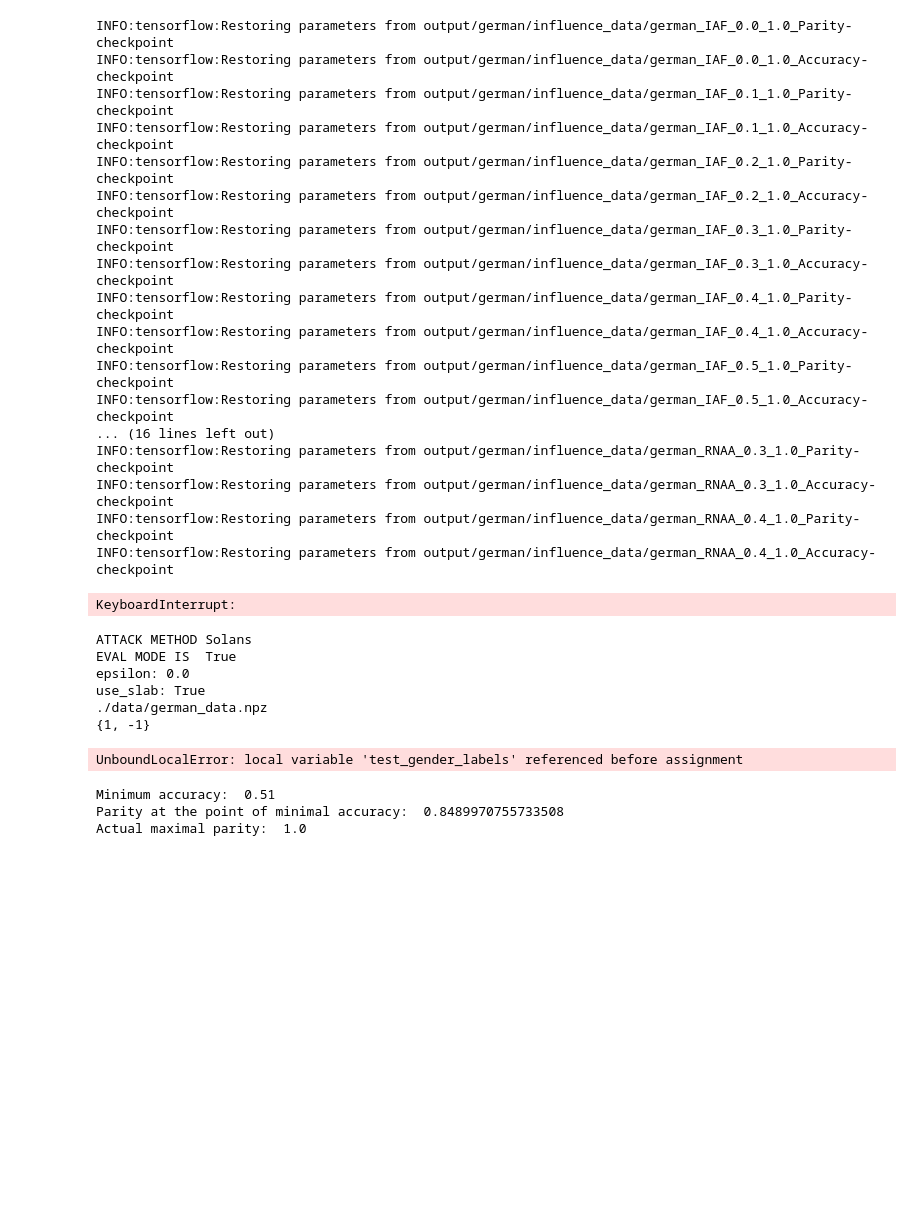
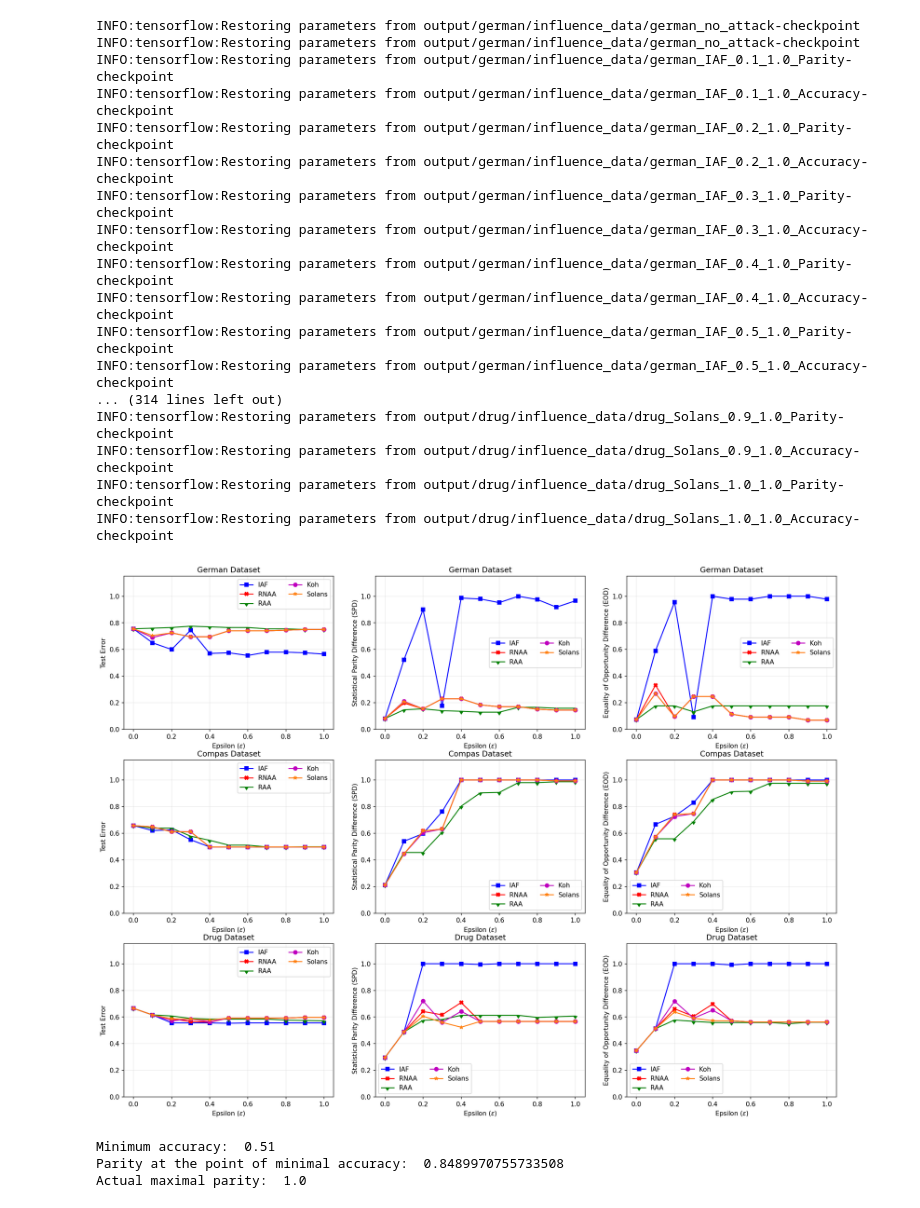
Before and after one commit to imandrealombardo/FACT-AI, a Jupyter notebook: Fairness_attack/Results_notebook.ipynb, the cells around one changed output. Saved outputs shown, nothing was run; the diff lists cells and outputs as text; code cells hidden in the pictures; blank space fills up the shorter version.

Commit message:
Plotted figure 2 in the notebook

```diff
--- a/Fairness_attack/Results_notebook.ipynb
+++ b/Fairness_attack/Results_notebook.ipynb
@@ -21,23 +18,25 @@ results_accuracy = {}
 
 datasets = ["german", "compas", "drug"]
 attacks  = ["IAF", "RNAA", "RAA", "Koh", "Solans"]
+epsilon = [0.0, 0.1, 0.2, 0.3, 0.4, 0.5, 0.6, 0.7, 0.8, 0.9, 1.0]
 
 for dataset in datasets:
 
     # Each dictionary contains the datasets as keys. The value of these keys is another dictionary,
     # where they keys are the different attacks. They will store the values of the different metrics
-    results_parity[dataset] = dict.fromkeys(attacks, {})
-    results_accuracy[dataset] = dict.fromkeys(attacks, {})
+    results_parity[dataset]   = {attack: {} for attack in attacks}
+    results_accuracy[dataset] = {attack: {} for attack in attacks}
 
     for attack in attacks:
-        for eps in [0.0, 0.1, 0.2, 0.3, 0.4, 0.5, 0.6, 0.7, 0.8, 0.9, 1.0]:
+
+        for eps in epsilon:
 
             # Retrieve results
-            log_parity = run_attack(total_grad_iter = 10000, dataset = dataset, use_slab = True, epsilon = eps, lamb = 1, method = attack, stopping_method = "Parity", stop_after = 2, log_metrics = True, display_iter_time = True, eval_mode = True)
+            log_parity   = run_attack(total_grad_iter = 10000, dataset = dataset, use_slab = True, epsilon = eps, lamb = 1, method = attack, stopping_method = "Parity",   stop_after = 2, log_metrics = True, display_iter_time = True, eval_mode = True)
             log_accuracy = run_attack(total_grad_iter = 10000, dataset = dataset, use_slab = True, epsilon = eps, lamb = 1, method = attack, stopping_method = "Accuracy", stop_after = 2, log_metrics = True, display_iter_time = True, eval_mode = True)
 
             # Store results using Parity as the stopping method
-            results_parity[dataset][attack].setdefault("test_error", []).append(1 - log_parity['test_acc'])
+            results_parity[dataset][attack].setdefault("test_error", []).append(log_parity['test_acc'])
             results_parity[dataset][attack].setdefault("SPD", []).append(log_parity['Parity'])
             results_parity[dataset][attack].setdefault("EOD", []).append(log_parity['E0'])
 
@@ -46,8 +45,8 @@ for dataset in datasets:
             results_accuracy[dataset][attack].setdefault("SPD", []).append(log_accuracy['Parity'])
             results_accuracy[dataset][attack].setdefault("EOD", []).append(log_accuracy['E0'])
 # %% [output]
-INFO:tensorflow:Restoring parameters from output/german/influence_data/german_IAF_0.0_1.0_Parity-checkpoint
-INFO:tensorflow:Restoring parameters from output/german/influence_data/german_IAF_0.0_1.0_Accuracy-checkpoint
+INFO:tensorflow:Restoring parameters from output/german/influence_data/german_no_attack-checkpoint
+INFO:tensorflow:Restoring parameters from output/german/influence_data/german_no_attack-checkpoint
 INFO:tensorflow:Restoring parameters from output/german/influence_data/german_IAF_0.1_1.0_Parity-checkpoint
 INFO:tensorflow:Restoring parameters from output/german/influence_data/german_IAF_0.1_1.0_Accuracy-checkpoint
 INFO:tensorflow:Restoring parameters from output/german/influence_data/german_IAF_0.2_1.0_Parity-checkpoint
@@ -58,22 +57,50 @@ INFO:tensorflow:Restoring parameters from output/german/influence_data/german_IA
 INFO:tensorflow:Restoring parameters from output/german/influence_data/german_IAF_0.4_1.0_Accuracy-checkpoint
 INFO:tensorflow:Restoring parameters from output/german/influence_data/german_IAF_0.5_1.0_Parity-checkpoint
 INFO:tensorflow:Restoring parameters from output/german/influence_data/german_IAF_0.5_1.0_Accuracy-checkpoint
-... (16 lines left out)
-INFO:tensorflow:Restoring parameters from output/german/influence_data/german_RNAA_0.3_1.0_Parity-checkpoint
-INFO:tensorflow:Restoring parameters from output/german/influence_data/german_RNAA_0.3_1.0_Accuracy-checkpoint
-INFO:tensorflow:Restoring parameters from output/german/influence_data/german_RNAA_0.4_1.0_Parity-checkpoint
-INFO:tensorflow:Restoring parameters from output/german/influence_data/german_RNAA_0.4_1.0_Accuracy-checkpoint
+... (314 lines left out)
+INFO:tensorflow:Restoring parameters from output/drug/influence_data/drug_Solans_0.9_1.0_Parity-checkpoint
+INFO:tensorflow:Restoring parameters from output/drug/influence_data/drug_Solans_0.9_1.0_Accuracy-checkpoint
+INFO:tensorflow:Restoring parameters from output/drug/influence_data/drug_Solans_1.0_1.0_Parity-checkpoint
+INFO:tensorflow:Restoring parameters from output/drug/influence_data/drug_Solans_1.0_1.0_Accuracy-checkpoint
-KeyboardInterrupt:
-# %%
-log_parity = run_attack(total_grad_iter = 10000, dataset = "german", use_slab = True, epsilon = 0.0, lamb = 1, method = "Solans", stopping_method = "Parity", stop_after = 2, log_metrics = True, display_iter_time = True, eval_mode = True)
-# %% [output]
-ATTACK METHOD Solans
-EVAL MODE IS  True
-epsilon: 0.0
-use_slab: True
-./data/german_data.npz
-{1, -1}
-UnboundLocalError: local variable 'test_gender_labels' referenced before assignment
+# %%
+colors  = ['b', 'r', 'g', 'm', 'tab:orange']
+markers = ['s', 'X', matplotlib.markers.CARETDOWNBASE, 'o', '*']
+
+fig, axs = plt.subplots(3, 3, figsize=(20,15), dpi=150)
+rows = [0,1,2]
+cols = [0,1,2]
+for row in rows:
+    # Choose dataset based on the row
+    if row == 0:
+        dataset = 'german'
+    elif row==1:
+        dataset = 'compas'
+    else:
+        dataset = 'drug'
+
+    for col in cols:
+        # Choose metric to plot based on the column
+        if col == 0:
+            metric = 'test_error'
+            y_label = 'Test Error'
+        elif col==1:
+            metric = 'SPD'
+            y_label = 'Statistical Parity Difference (SPD)'
+        else:
+            metric = 'EOD'
+            y_label = 'Equality of Opportunity Difference (EOD)'
+
+        for att, c, m in zip(attacks, colors, markers):
+            axs[row, col].plot(epsilon, results_parity[dataset][att][metric], label=att, color = c, marker = m)
+            axs[row, col].legend(ncol=2)
+            axs[row, col].set_ylim([0, 1.15])
+            axs[row, col].set_yticks([0, 0.2, 0.4, 0.6, 0.8, 1.0])
+            axs[row, col].grid(alpha=0.25)
+            axs[row, col].title.set_text(f'{dataset.capitalize()} Dataset')
+            axs[row, col].set_xlabel('Epsilon ($\epsilon$)')
+            axs[row, col].set_ylabel(y_label)
+# %% [output]
+[figure, added]
 # %%
 # Accuracy/Parity tradeoff depending on the epoch, for Parity based stopper, IAF attack
 f = open(os.path.join(german_json_folder, 'german_IAF_0.5_1.0_Accuracy-checkpoint.json'))
```
Also changed, not shown: parts of 1 cell of this notebook, 18 other files.
